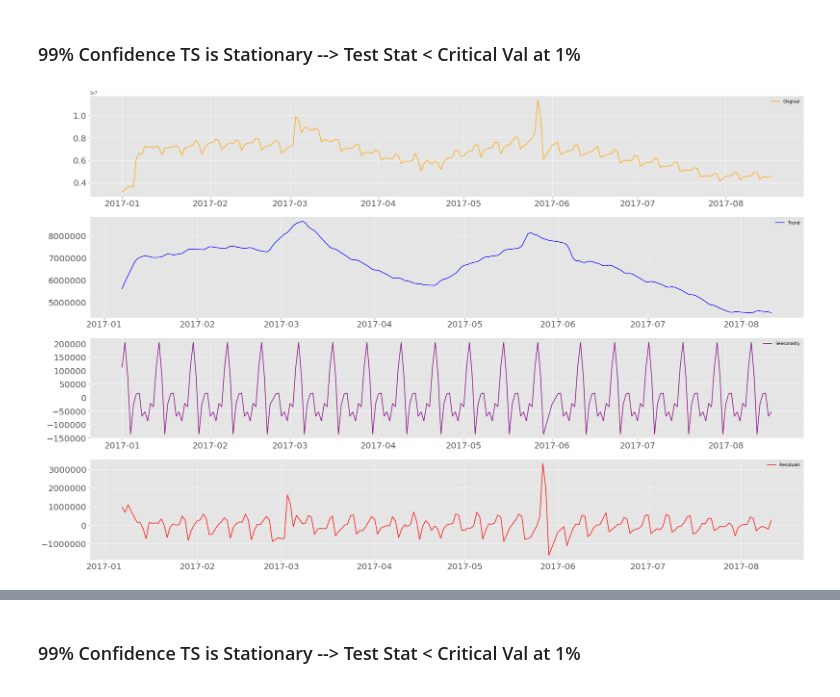
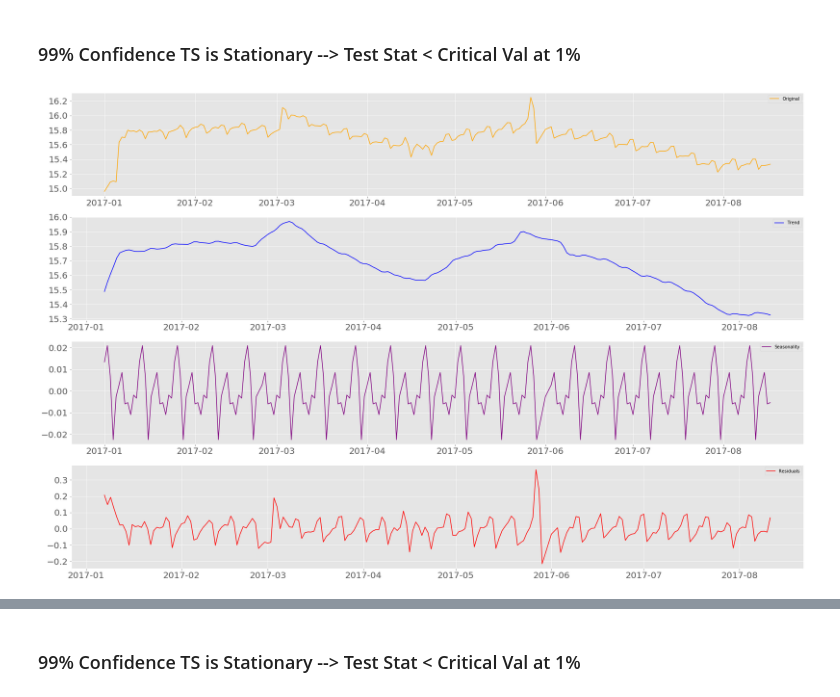
Before and after one commit to maxgrossenbacher/Forecasting_daily_spotify_streams, a Jupyter notebook: src/Spotify_Time_Series.ipynb, the cells around one changed output, grey strips where cells are left out. Cells and saved outputs as stored; diff of their text form; code cells hidden in the pictures.

```diff
--- a/src/Spotify_Time_Series.ipynb
+++ b/src/Spotify_Time_Series.ipynb
@@ -352,0 +369,3 @@ dtype: float64
+# %%
+top_streams_log = np.log(timeseries_data['Streams_#1_song'])
+top_streams_rolmean = test_stationarity(top_streams_log)
@@ -443,9 +488,9 @@ dtype: float64
 # %% [markdown]
 ### 99% Confidence TS is Stationary --> Test Stat < Critical Val at 1%
 # %%
-top_song_residuals = seasonal_decomp(timeseries_data['Streams_#1_song'])
+top_song_residuals = seasonal_decomp(top_streams_log)
 # %% [output]
-[figure, old version]
+[figure, new version]
 # %%
 top_song_residuals.dropna(inplace=True)
 y = test_stationarity(top_song_residuals)
```
Also changed, not shown: parts of 24 cells of this notebook.
